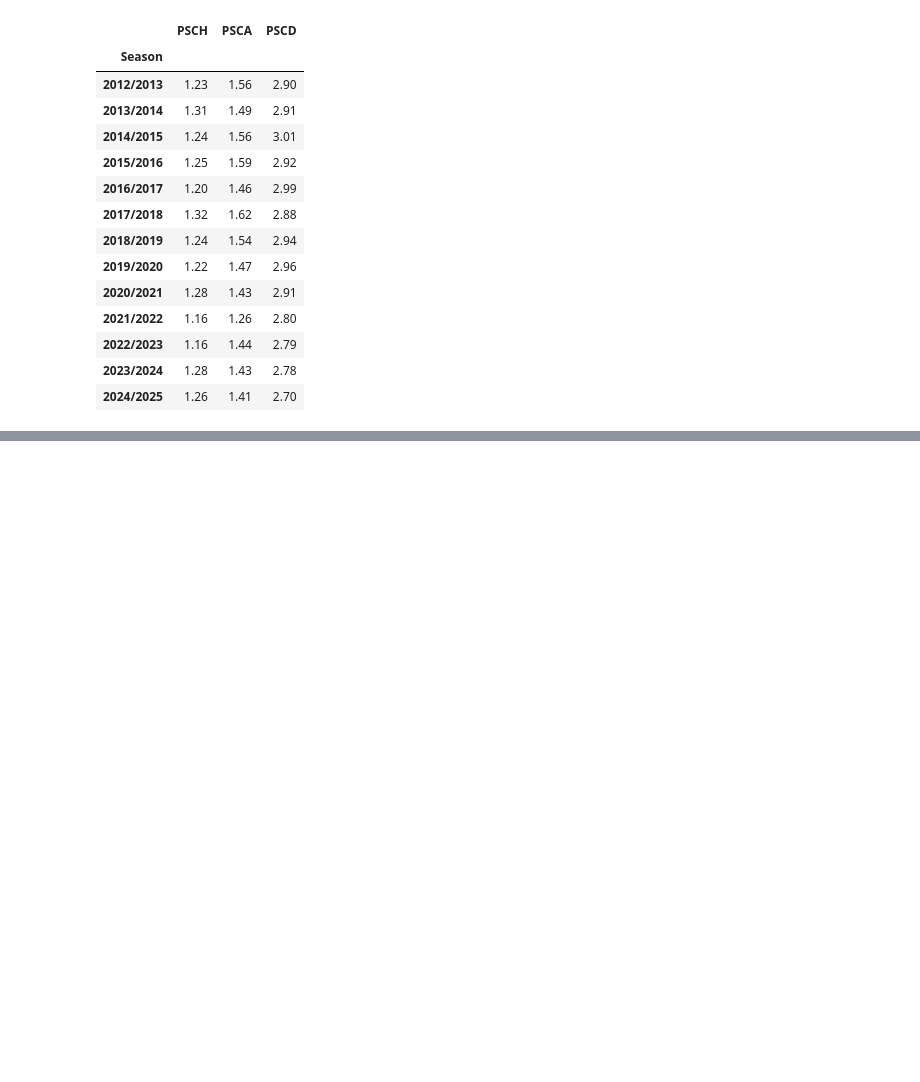
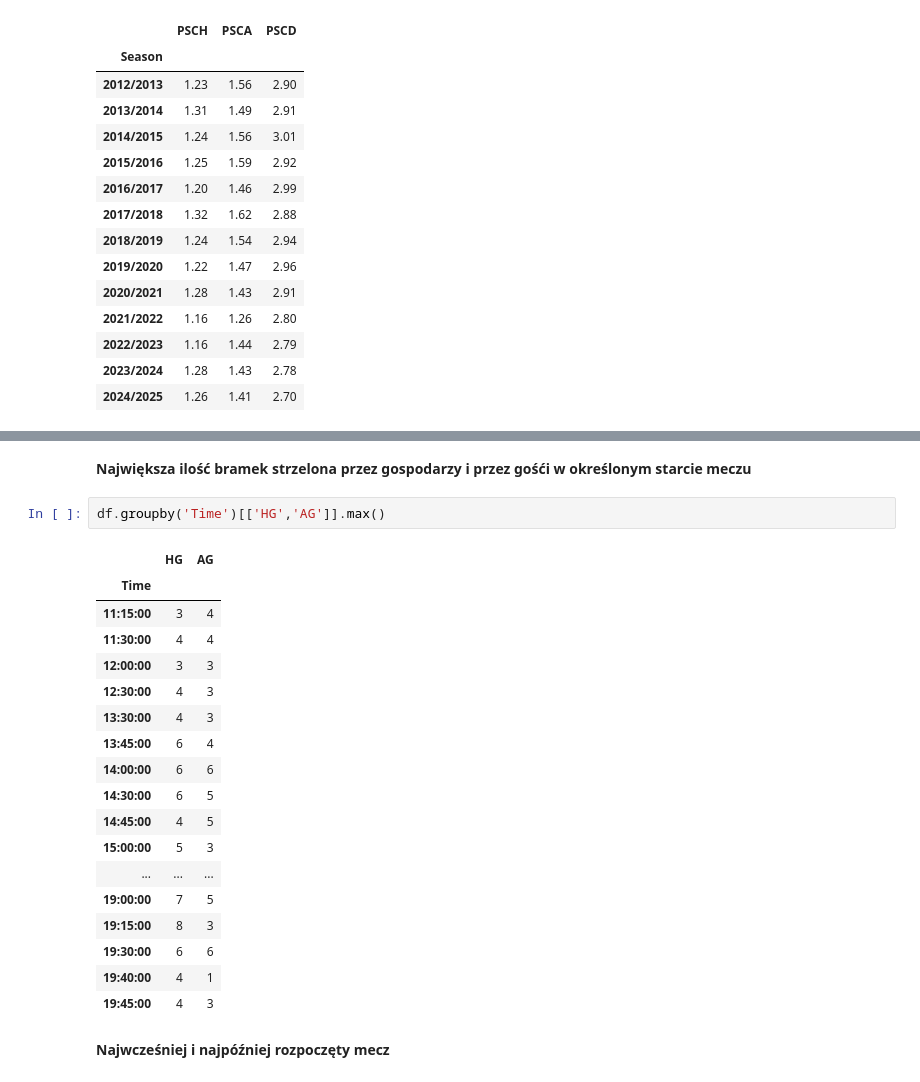
Before and after one commit to HubertGogola/PandasPython, a Jupyter notebook: projekt.ipynb, the cells around one changed output, grey strips where cells are left out. Cells and saved outputs as stored; diff of their text form; blank space fills up the shorter version.

```diff
--- a/projekt.ipynb
+++ b/projekt.ipynb
@@ -457,0 +458,25 @@ df
+# %% [markdown]
+**Największa ilość bramek strzelona przez gospodarzy i przez gośći w określonym starcie meczu**
+# %%
+df.groupby('Time')[['HG','AG']].max()
+# %% [output]
+|  | HG | AG |
+| Time |  |  |
+| 11:15:00 | 3 | 4 |
+| 11:30:00 | 4 | 4 |
+| 12:00:00 | 3 | 3 |
+| 12:30:00 | 4 | 3 |
+| 13:30:00 | 4 | 3 |
+| 13:45:00 | 6 | 4 |
+| 14:00:00 | 6 | 6 |
+| 14:30:00 | 6 | 5 |
+| 14:45:00 | 4 | 5 |
+| 15:00:00 | 5 | 3 |
+| ... | ... | ... |
+| 19:00:00 | 7 | 5 |
+| 19:15:00 | 8 | 3 |
+| 19:30:00 | 6 | 6 |
+| 19:40:00 | 4 | 1 |
+| 19:45:00 | 4 | 3 |
+# %% [markdown]
+**Najwcześniej i najpóźniej rozpoczęty mecz**
```
Also changed, not shown: parts of 8 cells of this notebook.
